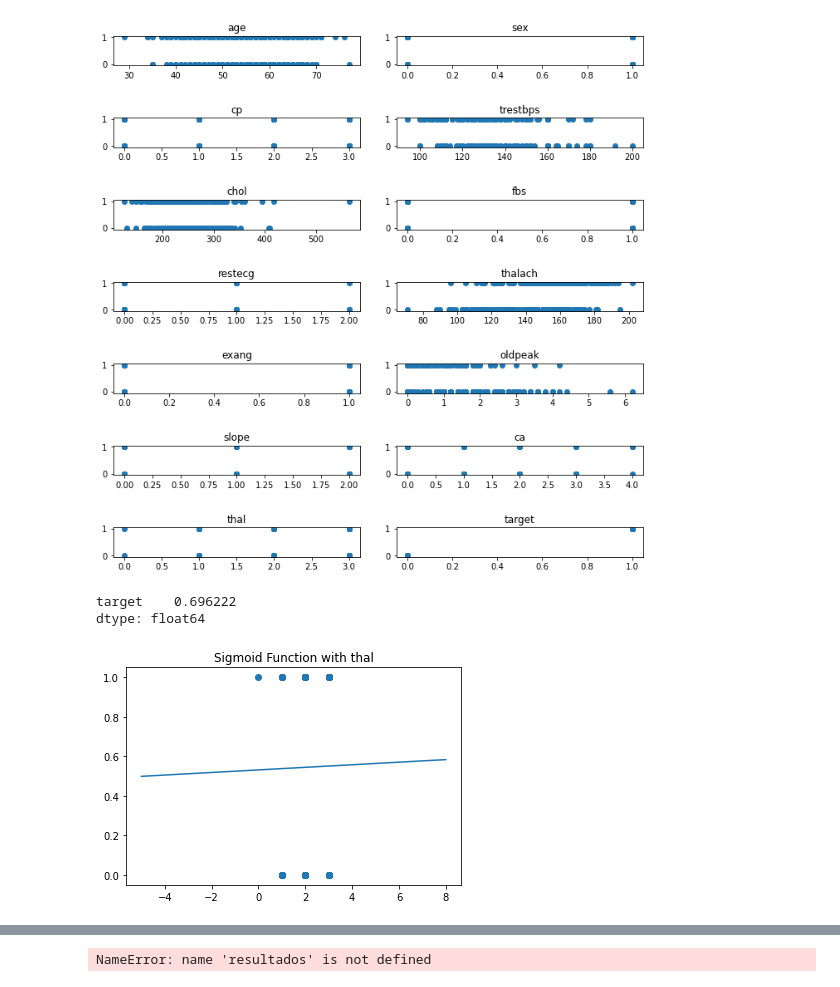
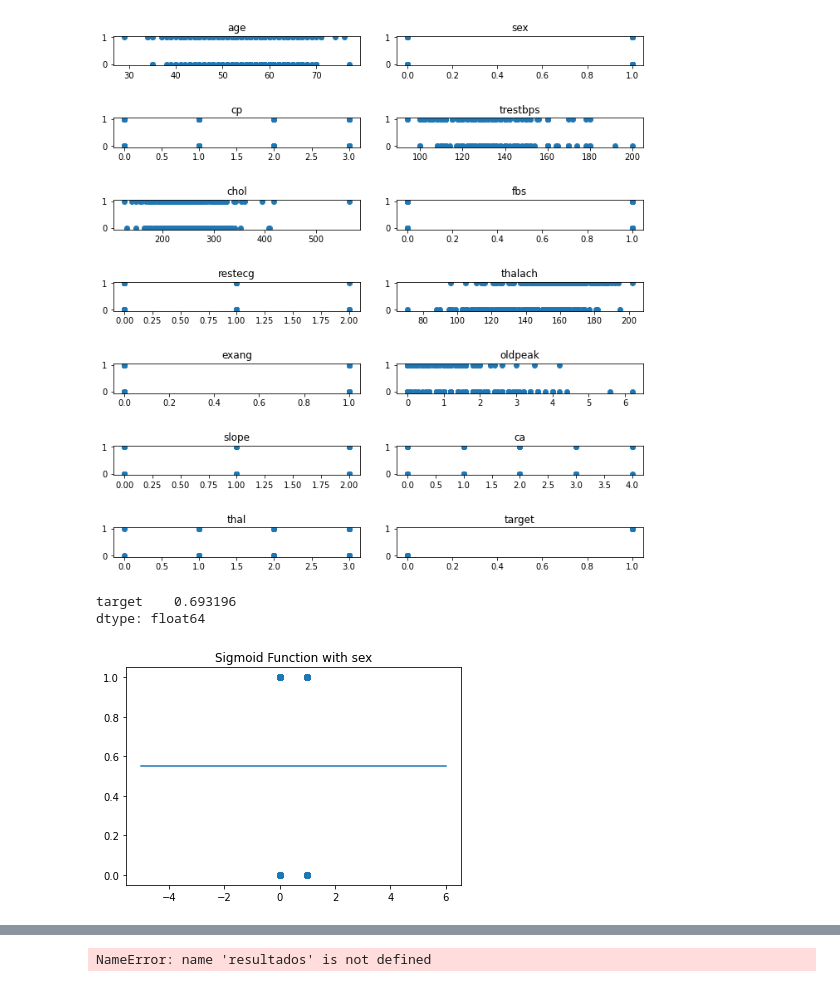
Before and after one commit to JoseGuzmanZamora/elementsOfMachineLearning, a Jupyter notebook: lab3/main.ipynb, the cells around one changed output, grey strips where cells are left out. Cells and saved outputs as stored; diff of their text form; code cells hidden in the pictures.

```diff
--- a/lab3/main.ipynb
+++ b/lab3/main.ipynb
@@ -226,11 +226,11 @@ xes = data_partida.drop('target', 1)
 x_train, x_test, y_train, y_test = train_test_split(xes, response, test_size=0.20, random_state=42)
 resultados = []
 # %%
-prueba = prueba_simple(x_train, y_train, 'thal', 1)
+prueba = prueba_simple(x_train, y_train, 'sex', 1)
 # %% [output]
-target    0.696222
+target    0.693196
 dtype: float64
-[figure, old version]
+[figure, new version]
 # %%
 """
 Run the algorithm on all of the variables and start comparing
```
Also changed, not shown: parts of 1 cell of this notebook, 1 other file.
